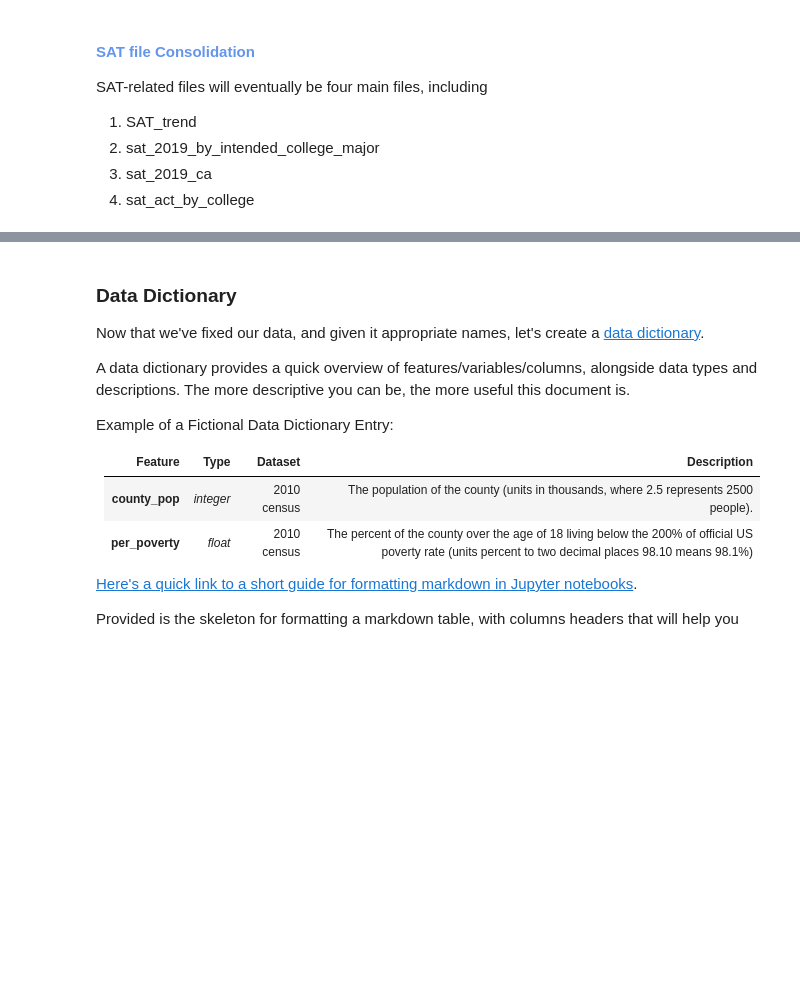
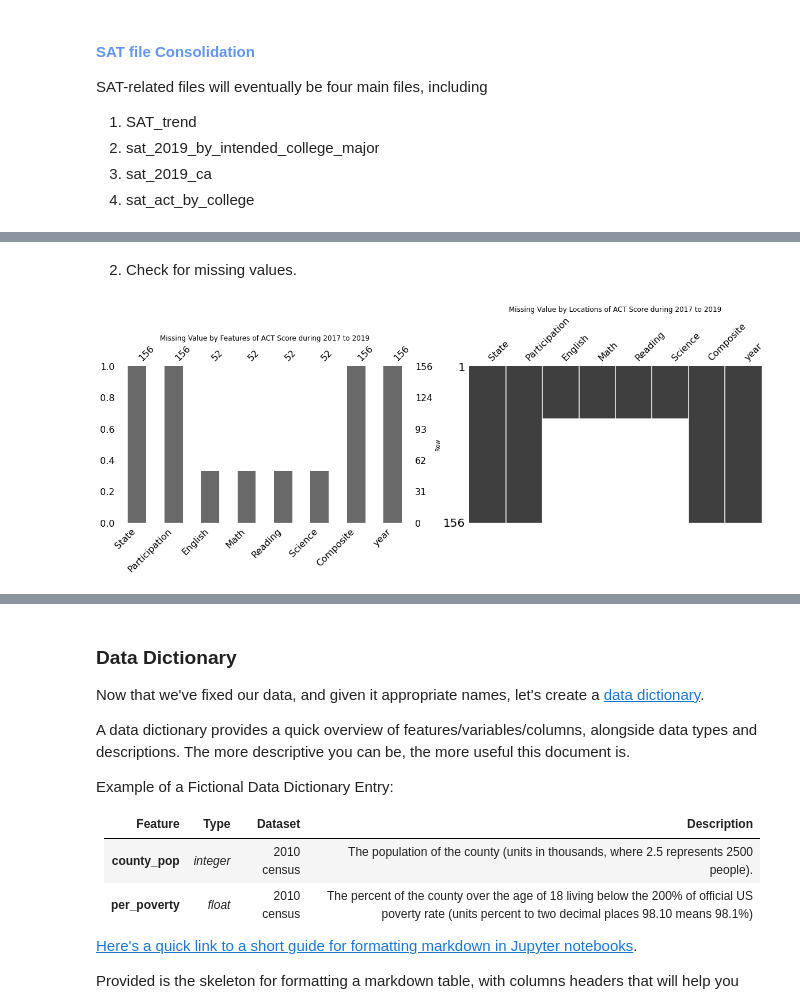
Before and after one commit to WarintornNawong/DSI_Project1, a Jupyter notebook: starter-code_test.ipynb, the cells around one changed output, grey strips where cells are left out. Saved outputs shown, nothing was run; the diff lists cells and outputs as text; code cells hidden in the pictures; blank space fills up the shorter version.

Commit message:
missing value handling v.1

```diff
--- a/starter-code_test.ipynb
+++ b/starter-code_test.ipynb
@@ -186,0 +211,16 @@ SAT_trend = pd.concat([sat_2017,sat_2018,sat_2019])
+# %% [markdown]
+2. Check for missing values.
+# %%
+## Create Function for missing number visualizations.
+
+def missing_function(var,name):
+    fig, ax = plt.subplots(1,2,figsize=(20,5))
+    msno.bar(var,ax=ax[0])
+    msno.matrix(var,ax=ax[1])
+    ax[0].set_title('Missing Value by Features of '+name)
+    ax[1].set_title('Missing Value by Locations of '+name)
+    ax[1].set_ylabel('Row')
+# %%
+missing_function(ACT_trend,'ACT Score during 2017 to 2019')
+# %% [output]
+[figure, added]
```
Also changed, not shown: parts of 10 cells of this notebook, 1 other file.
